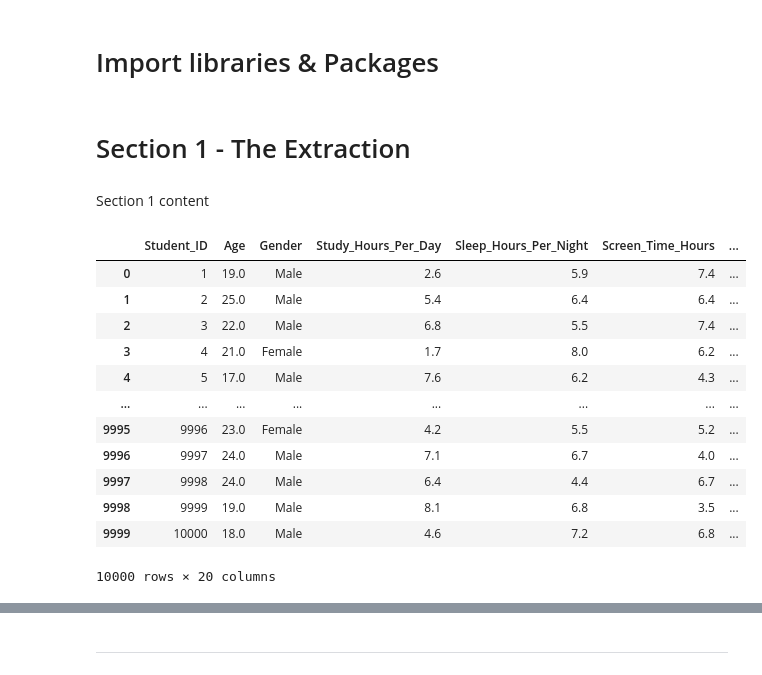
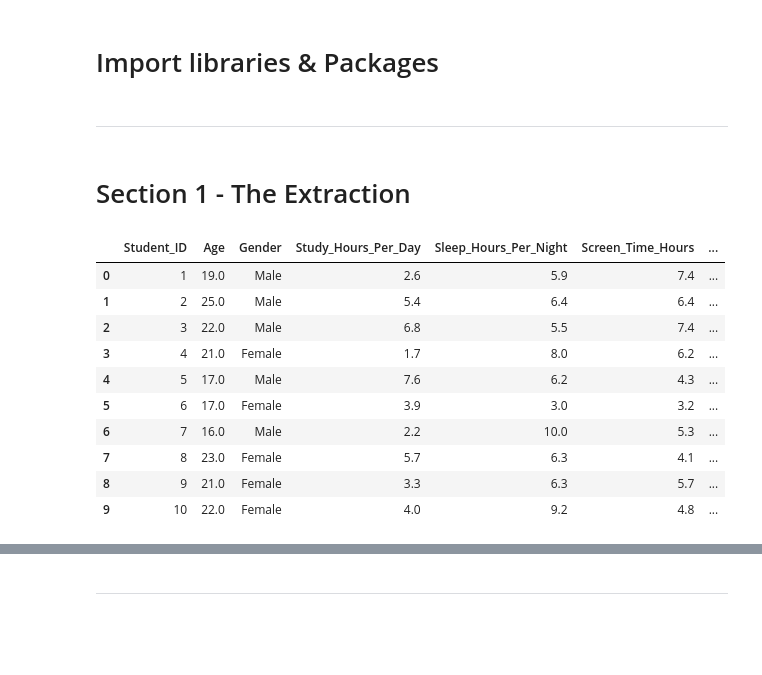
Before and after one commit to 13NateMate37/Student_Productivity_analysis, a Jupyter notebook: jupyter_notebooks/ETL.ipynb, the cells around one changed output, grey strips where cells are left out. Drawn from its saved outputs; the diff is of its cells as text; code cells hidden in the pictures; blank space fills up the shorter version.

```diff
--- a/jupyter_notebooks/ETL.ipynb
+++ b/jupyter_notebooks/ETL.ipynb
@@ -62,25 +62,23 @@ import pandas as pd
 import numpy as np
 import matplotlib.pyplot as plt
 import seaborn as sns
+# %% [markdown]
+---
 # %% [markdown]
 # Section 1 - The Extraction
-# %% [markdown]
-Section 1 content
 # %%
 # Load the CSV file
 df_raw = pd.read_csv('Dataset/Raw/Student_Productivity_Dataset.csv')
-df_raw
+df_raw.head(10)
 # %% [output]
 |  | Student_ID | Age | Gender | Study_Hours_Per_Day | Sleep_Hours_Per_Night | Screen_Time_Hours | ... |
 | 0 | 1 | 19.0 | Male | 2.6 | 5.9 | 7.4 | ... |
 | 1 | 2 | 25.0 | Male | 5.4 | 6.4 | 6.4 | ... |
 | 2 | 3 | 22.0 | Male | 6.8 | 5.5 | 7.4 | ... |
 | 3 | 4 | 21.0 | Female | 1.7 | 8.0 | 6.2 | ... |
 | 4 | 5 | 17.0 | Male | 7.6 | 6.2 | 4.3 | ... |
-| ... | ... | ... | ... | ... | ... | ... | ... |
-| 9995 | 9996 | 23.0 | Female | 4.2 | 5.5 | 5.2 | ... |
-| 9996 | 9997 | 24.0 | Male | 7.1 | 6.7 | 4.0 | ... |
-| 9997 | 9998 | 24.0 | Male | 6.4 | 4.4 | 6.7 | ... |
-| 9998 | 9999 | 19.0 | Male | 8.1 | 6.8 | 3.5 | ... |
-| 9999 | 10000 | 18.0 | Male | 4.6 | 7.2 | 6.8 | ... |
+| 5 | 6 | 17.0 | Female | 3.9 | 3.0 | 3.2 | ... |
+| 6 | 7 | 16.0 | Male | 2.2 | 10.0 | 5.3 | ... |
+| 7 | 8 | 23.0 | Female | 5.7 | 6.3 | 4.1 | ... |
+| 8 | 9 | 21.0 | Female | 3.3 | 6.3 | 5.7 | ... |
+| 9 | 10 | 22.0 | Female | 4.0 | 9.2 | 4.8 | ... |
-10000 rows × 20 columns
```
Also changed, not shown: parts of 19 cells of this notebook, 2 other files.
